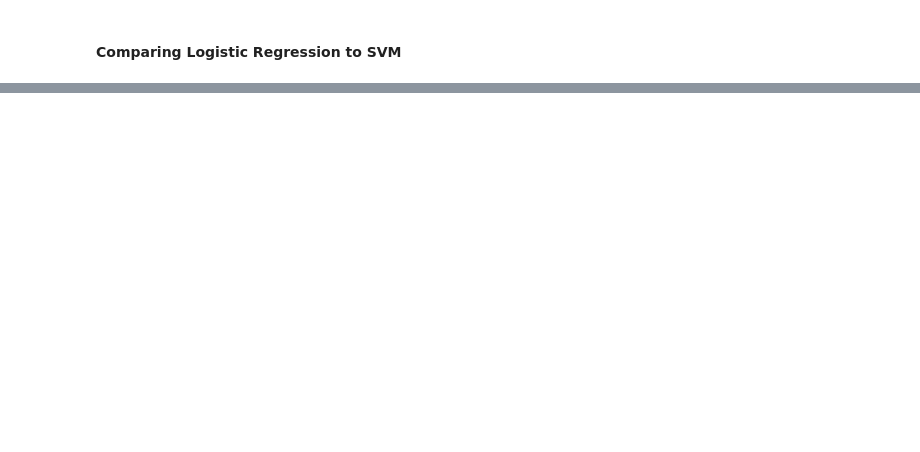
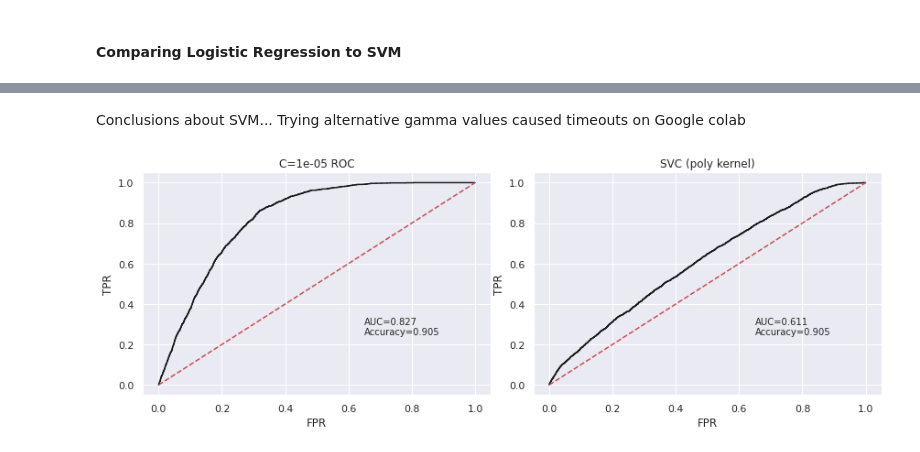
Before and after one commit to codiak/ds_notebooks, a Jupyter notebook: NASA_Dataset_Near_Earth_Object_Hazard_Model.ipynb, the cells around one changed output, grey strips where cells are left out. Saved outputs shown, nothing was run; the diff lists cells and outputs as text; code cells hidden in the pictures; blank space fills up the shorter version.

```diff
--- a/NASA_Dataset_Near_Earth_Object_Hazard_Model.ipynb
+++ b/NASA_Dataset_Near_Earth_Object_Hazard_Model.ipynb
@@ -328,0 +342,6 @@ ax.yaxis.set_ticklabels(['Not Hazard', 'Hazardous'])
+# %%
+# Try "linear" kernel
+nlsvm = SVC(kernel='linear', C=1, cache_size=4000)
+nlsvm.fit(x_subset, y_subset)
+print(accuracy_score(y_test, nlsvm.predict(x_test)))
+# >1hr
@@ -328,0 +357,13 @@ ax.yaxis.set_ticklabels(['Not Hazard', 'Hazardous'])
+# %% [markdown]
+Conclusions about SVM...
+Trying alternative gamma values caused timeouts on Google colab
+# %%
+fig, (a1, a2) = plt.subplots(1,2)
+fig.set_figheight(4)
+fig.set_figwidth(12)
+fig.tight_layout()
+
+plot_roc_vals('C=1e-05 ROC', better_roc_log_reg, a1)
+plot_roc_vals('SVC (poly kernel)', nlsvm, a2)
+# %% [output]
+[figure, added]
```
Also changed, not shown: parts of 21 cells of this notebook.
